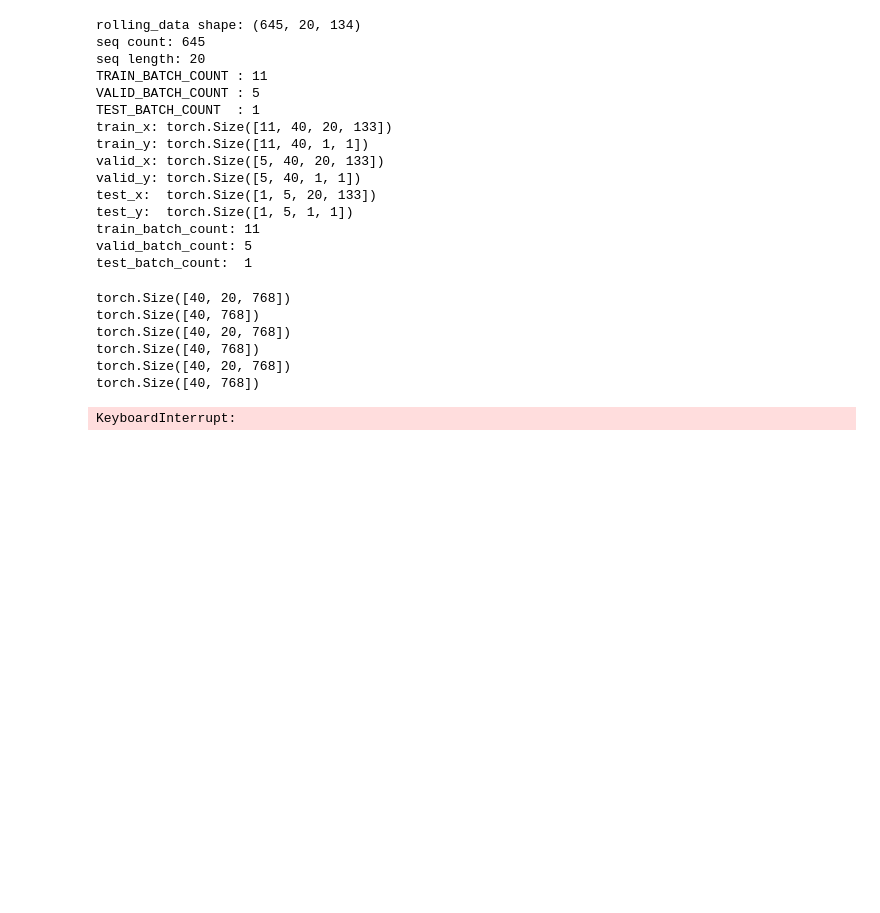
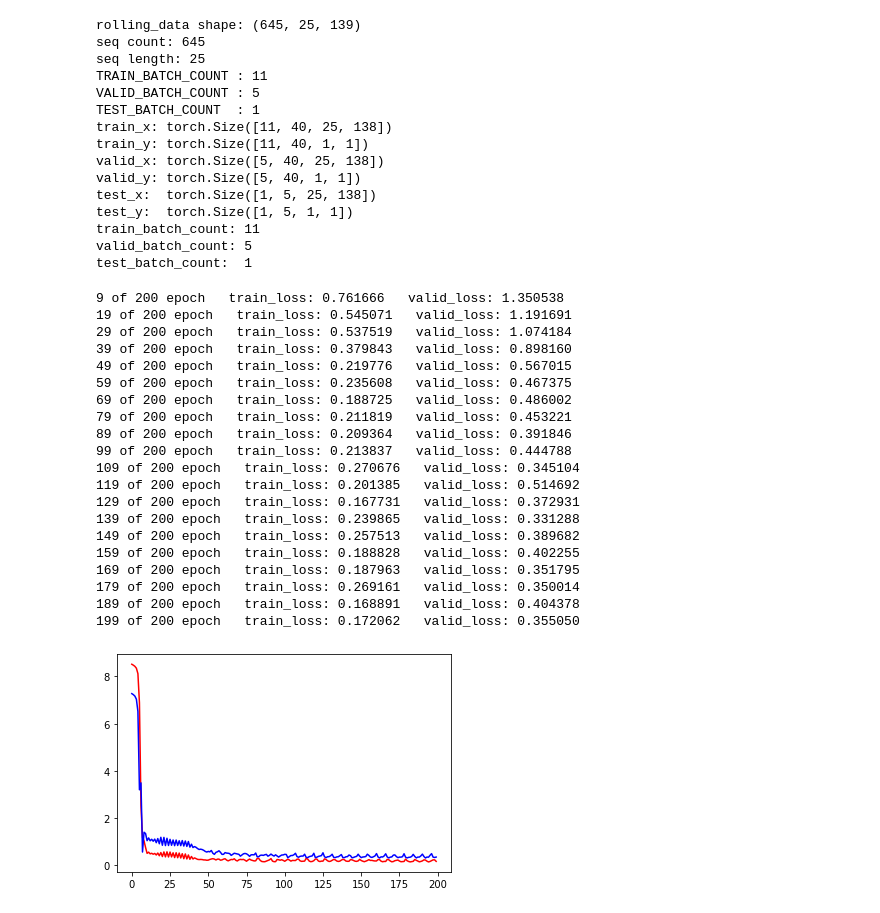
Before and after one commit to matrixleon18/SHUFE, a Jupyter notebook: jupyterlab/Model_LSTM_Multi_Head.ipynb, the cells around one changed output. Cells and saved outputs as stored; diff of their text form; code cells hidden in the pictures; blank space fills up the shorter version.

Commit message:
基本完成mult-head Attention.要比LSTM模型好。 Batch_size=40 seq_len = 25 LR = 1e-5 Multi-Head = 64

```diff
--- a/jupyterlab/Model_LSTM_Multi_Head.ipynb
+++ b/jupyterlab/Model_LSTM_Multi_Head.ipynb
@@ -35,7 +35,7 @@ dataset = dataset.fillna(0)
 TRAIN_VALIDATION_RATIO = 0.7
 TRAIN_BATCH_SIZE = 40                                                        # 注意：BATCH_SIZE是要能够整除(total_seq_count-1)的
 TEST_BATCH_SIZE = 1
-SEQ_LENGTH = 20
+SEQ_LENGTH = 25
 Y_SEQ_LEN = 1                                                         # 要用2个y来表示预测的第一天和预测的第二天，对应 "future" 和 "future2",每个y都是1-D的，y的seq_len是2
 Y_DIM = 1
 X_DIM = dataset.shape[1]-Y_SEQ_LEN                                    # 表示输入的sequence里每个element有122维度，也是encoder的input_dim
@@ -54,9 +54,11 @@ print("seq length: {}".format(SEQ_LENGTH))
 
 # TEST_BATCH_COUNT  = (rolling_data.shape[0])%TRAIN_BATCH_SIZE
 TEST_BATCH_SIZE  = (rolling_data.shape[0])%TRAIN_BATCH_SIZE
+if TEST_BATCH_SIZE == 0:                                                                   # 如果 rolling_data 刚好被整除，那就专门留一整块给test，全部算一个batch
+    TEST_BATCH_SIZE = TRAIN_BATCH_SIZE
 TEST_BATCH_COUNT = 1
-TRAIN_BATCH_COUNT = int((rolling_data.shape[0]//TRAIN_BATCH_SIZE) * TRAIN_VALIDATION_RATIO)
-VALID_BATCH_COUNT = int((rolling_data.shape[0]//TRAIN_BATCH_SIZE) - TRAIN_BATCH_COUNT)
+TRAIN_BATCH_COUNT = int(((rolling_data.shape[0]-TEST_BATCH_SIZE*TEST_BATCH_COUNT)//TRAIN_BATCH_SIZE) * TRAIN_VALIDATION_RATIO)
+VALID_BATCH_COUNT = int(((rolling_data.shape[0]-TEST_BATCH_SIZE*TEST_BATCH_COUNT)//TRAIN_BATCH_SIZE) - TRAIN_BATCH_COUNT)
 
 print("TRAIN_BATCH_COUNT : {}".format(TRAIN_BATCH_COUNT))
 print("VALID_BATCH_COUNT : {}".format(VALID_BATCH_COUNT))
@@ -107,17 +109,17 @@ print("train_batch_count: {}".format(train.shape[0]))
 print("valid_batch_count: {}".format(valid.shape[0]))
 print("test_batch_count:  {}".format(test.shape[0]))
 # %% [output]
-rolling_data shape: (645, 20, 134)
+rolling_data shape: (645, 25, 139)
 seq count: 645
-seq length: 20
+seq length: 25
 TRAIN_BATCH_COUNT : 11
 VALID_BATCH_COUNT : 5
 TEST_BATCH_COUNT  : 1
-train_x: torch.Size([11, 40, 20, 133])
+train_x: torch.Size([11, 40, 25, 138])
 train_y: torch.Size([11, 40, 1, 1])
-valid_x: torch.Size([5, 40, 20, 133])
+valid_x: torch.Size([5, 40, 25, 138])
 valid_y: torch.Size([5, 40, 1, 1])
-test_x:  torch.Size([1, 5, 20, 133])
+test_x:  torch.Size([1, 5, 25, 138])
 test_y:  torch.Size([1, 5, 1, 1])
 train_batch_count: 11
 valid_batch_count: 5
@@ -334,8 +325,6 @@ valid_batch_count = valid_x.shape[0]
 h0 = torch.zeros(NUM_LAYERS, TRAIN_BATCH_SIZE, HIDDEN_SIZE).double().to(device)
 c0 = torch.zeros(NUM_LAYERS, TRAIN_BATCH_SIZE, HIDDEN_SIZE).double().to(device)
 
-# h0 = torch.randn(NUM_LAYERS, TRAIN_BATCH_SIZE, HIDDEN_SIZE).double().to(device)
-# c0 = torch.randn(NUM_LAYERS, TRAIN_BATCH_SIZE, HIDDEN_SIZE).double().to(device)
 
 for epoch in range(epoches):
     batch_loss = []
@@ -347,47 +336,61 @@ for epoch in range(epoches):
     for step in train_batch_list:
         train_pred, hn, cn = model(train_x[step], h0, c0)
         # h0, c0 = hn.detach(), cn.detach()
-        loss = loss_func(train_pred[:,-1], train_y[step][:,-1,-1])                # Compare the all sequences' last element in one batch
+        loss = loss_func(train_pred[:,-1,-1], train_y[step][:,-1,-1])                # Compare the all sequences' last element in one batch
         train_pred_value_list.extend(list(train_pred[:,-1].cpu().detach().flatten().numpy() ))
         train_real_value_list.extend(list(train_y[step,:,-1,-1].cpu().detach().flatten().numpy() ))
         optimizer.zero_grad()
         loss.backward()
         torch.nn.utils.clip_grad_norm_(model.parameters(), max_norm=20, norm_type=2)
         optimizer.step()
         batch_loss.append(loss.cpu().data.numpy())
     # print(batch_loss)
     train_epoch_loss = np.mean(batch_loss)
 
     batch_loss = []
     valid_epoch_loss = 0
     valid_pred_value_list = []
     valid_real_value_list = []
     for step in range(valid_batch_count):
         valid_pred, hn, cn = model(valid_x[step], h0, c0)
         loss = loss_func(valid_pred[:,-1], valid_y[step][:,-1,-1])
         valid_pred_value_list.extend(list(valid_pred[:,-1].cpu().detach().flatten().numpy()))
         valid_real_value_list.extend(list(valid_y[step,:,-1,-1].cpu().detach().flatten().numpy()))
         batch_loss.append(loss.cpu().data.numpy())
     # print(batch_loss)
     valid_epoch_loss = np.mean(batch_loss)
 
     if ((epoch+1) %10) == 0:
         print("{} of {} epoch   train_loss: {:.6f}   valid_loss: {:.6f}".format(epoch, epoches, train_epoch_loss, valid_epoch_loss))
 
     valid_epoch_loss_list.append(valid_epoch_loss)
     train_epoch_loss_list.append(train_epoch_loss)
 
 plt.plot(train_epoch_loss_list, 'r-')
 plt.plot(valid_epoch_loss_list, 'b-')
 plt.show()
 # %% [output]
-torch.Size([40, 20, 768])
-torch.Size([40, 768])
-torch.Size([40, 20, 768])
-torch.Size([40, 768])
-torch.Size([40, 20, 768])
-torch.Size([40, 768])
+9 of 200 epoch   train_loss: 0.761666   valid_loss: 1.350538
+19 of 200 epoch   train_loss: 0.545071   valid_loss: 1.191691
+29 of 200 epoch   train_loss: 0.537519   valid_loss: 1.074184
+39 of 200 epoch   train_loss: 0.379843   valid_loss: 0.898160
+49 of 200 epoch   train_loss: 0.219776   valid_loss: 0.567015
+59 of 200 epoch   train_loss: 0.235608   valid_loss: 0.467375
+69 of 200 epoch   train_loss: 0.188725   valid_loss: 0.486002
+79 of 200 epoch   train_loss: 0.211819   valid_loss: 0.453221
+89 of 200 epoch   train_loss: 0.209364   valid_loss: 0.391846
+99 of 200 epoch   train_loss: 0.213837   valid_loss: 0.444788
+109 of 200 epoch   train_loss: 0.270676   valid_loss: 0.345104
+119 of 200 epoch   train_loss: 0.201385   valid_loss: 0.514692
+129 of 200 epoch   train_loss: 0.167731   valid_loss: 0.372931
+139 of 200 epoch   train_loss: 0.239865   valid_loss: 0.331288
+149 of 200 epoch   train_loss: 0.257513   valid_loss: 0.389682
+159 of 200 epoch   train_loss: 0.188828   valid_loss: 0.402255
+169 of 200 epoch   train_loss: 0.187963   valid_loss: 0.351795
+179 of 200 epoch   train_loss: 0.269161   valid_loss: 0.350014
+189 of 200 epoch   train_loss: 0.168891   valid_loss: 0.404378
+199 of 200 epoch   train_loss: 0.172062   valid_loss: 0.355050
-KeyboardInterrupt:
+[figure, added]
 # %%
 # 这是 train 的预测图形
 plt.plot(train_real_value_list, 'r-')
```
Also changed, not shown: parts of 12 cells of this notebook, 2 other files.
